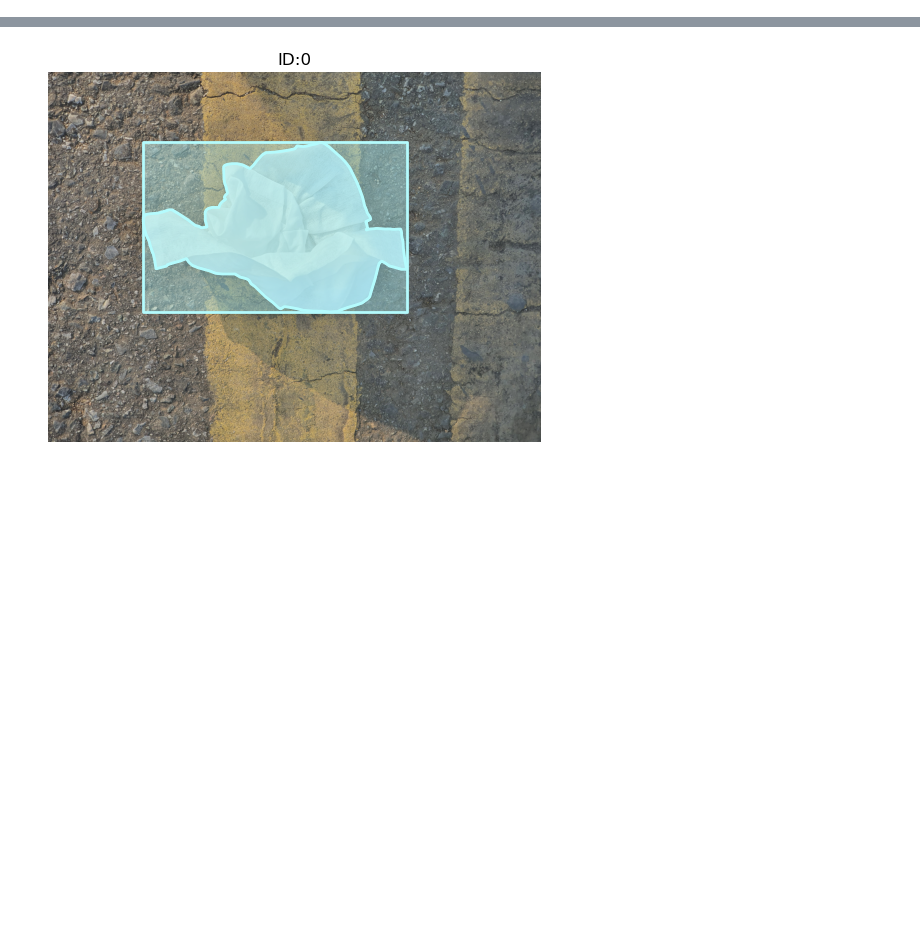
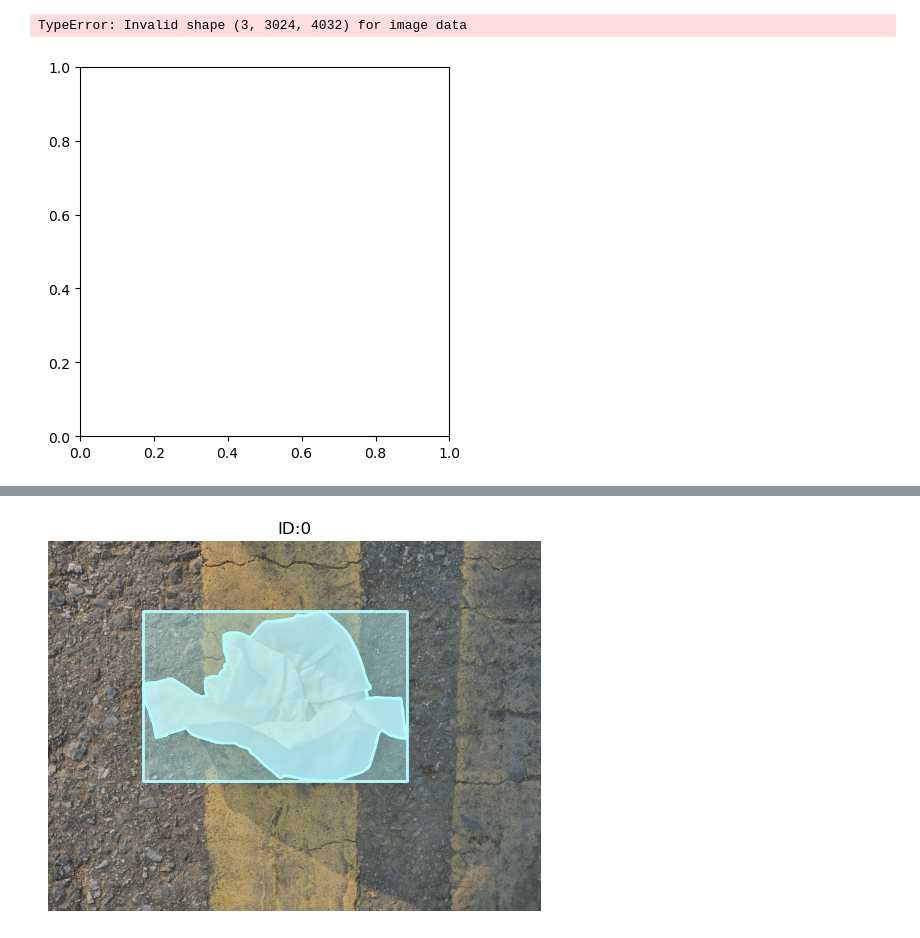
Before and after one commit to jinseok-moon/trash-detection, a Jupyter notebook: notebooks/dataset.ipynb, the cells around one changed output, grey strips where cells are left out. Drawn from its saved outputs; the diff is of its cells as text; code cells hidden in the pictures; blank space fills up the shorter version.

```diff
--- a/notebooks/dataset.ipynb
+++ b/notebooks/dataset.ipynb
@@ -113,0 +35,8 @@ NameError: name 'trash_dataset' is not defined
+# %%
+from torchvision import transforms
+tsfm = transforms.Compose([
+            transforms.ToTensor(),
+            transforms.Normalize(0.5, 0.5)
+        ])
+# %%
+coco = trash_dataset.coco[0]
@@ -113,0 +45,9 @@ NameError: name 'trash_dataset' is not defined
+# %%
+image_info = coco.loadImgs(190)[0]
+# %%
+img = cv2.imread(os.path.join(root, image_info['file_name']))
+# %%
+plt.imshow(tsfm(img))
+# %% [output]
+TypeError: Invalid shape (3, 3024, 4032) for image data
+[figure, added]
```
Also changed, not shown: parts of 20 cells of this notebook, 7 other files.
